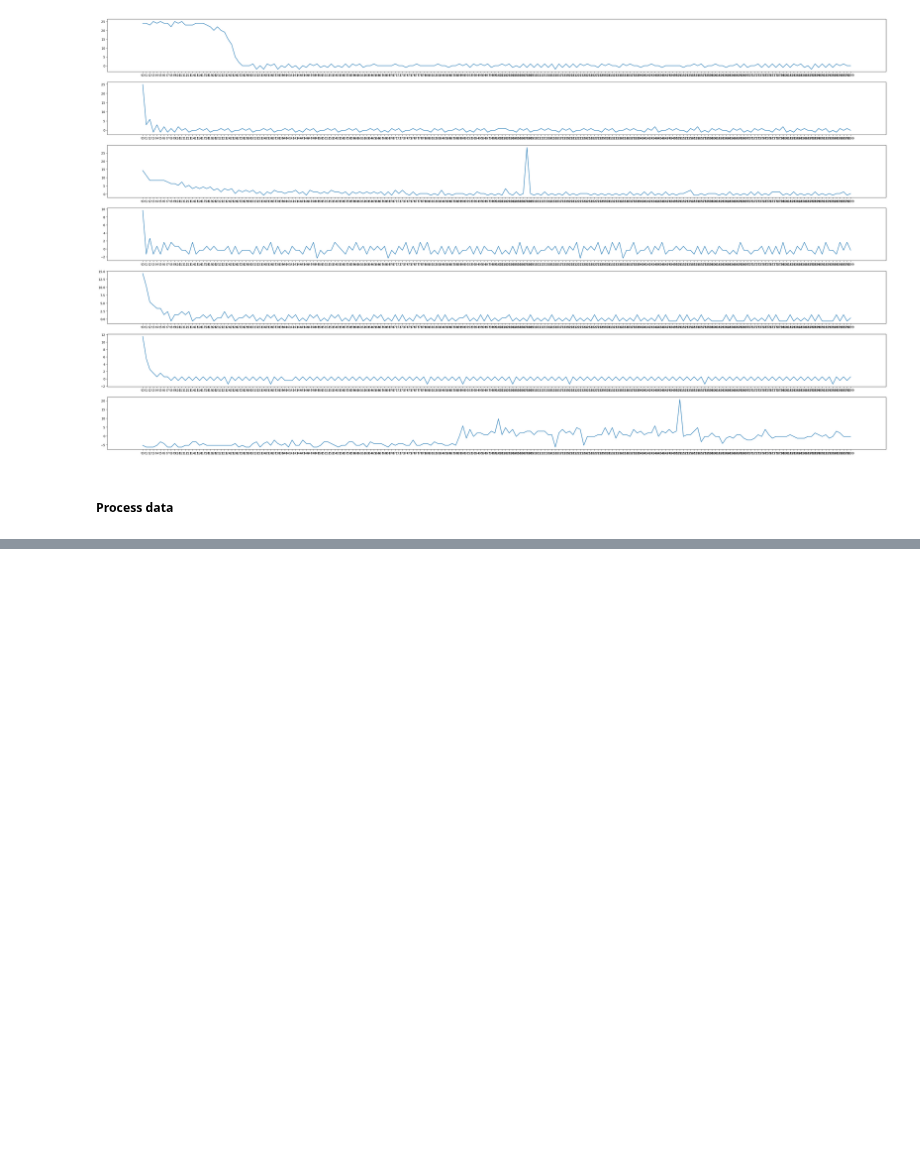
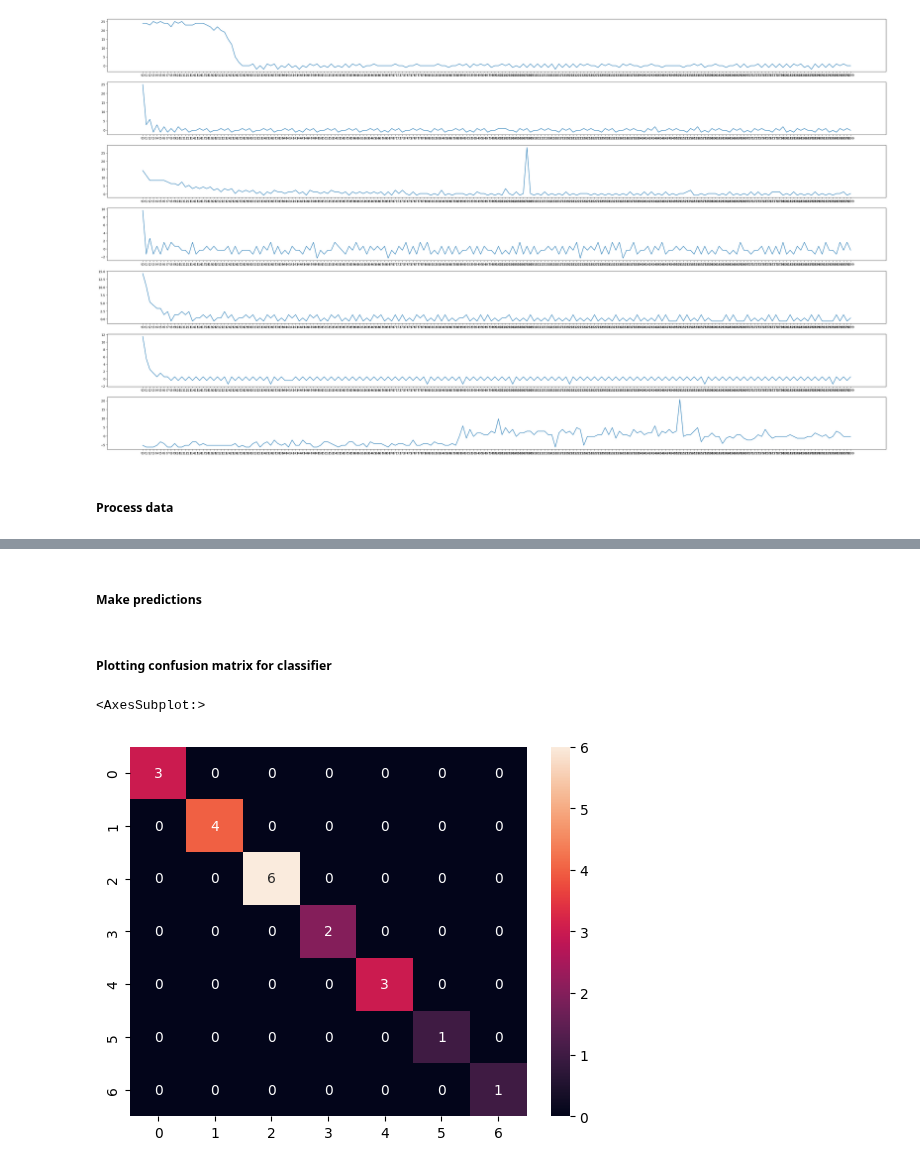
Before and after one commit to NophaieViscente/home_appliances_charge, a Jupyter notebook: code/home_appliances_charge.ipynb, the cells around one changed output, grey strips where cells are left out. Saved outputs shown, nothing was run; the diff lists cells and outputs as text; code cells hidden in the pictures; blank space fills up the shorter version.

```diff
--- a/code/home_appliances_charge.ipynb
+++ b/code/home_appliances_charge.ipynb
@@ -73,0 +151,11 @@ plt.plot(mlp_classifier.loss_curve_)
+# %% [markdown]
+##### Make predictions
+# %%
+y_predictions = clf.predict(X_test)
+# %% [markdown]
+##### Plotting confusion matrix for classifier
+# %%
+sns.heatmap(confusion_matrix(y_test,y_predictions),annot=True)
+# %% [output]
+<AxesSubplot:>
+[figure, added]
```
Also changed, not shown: parts of 15 cells of this notebook.
